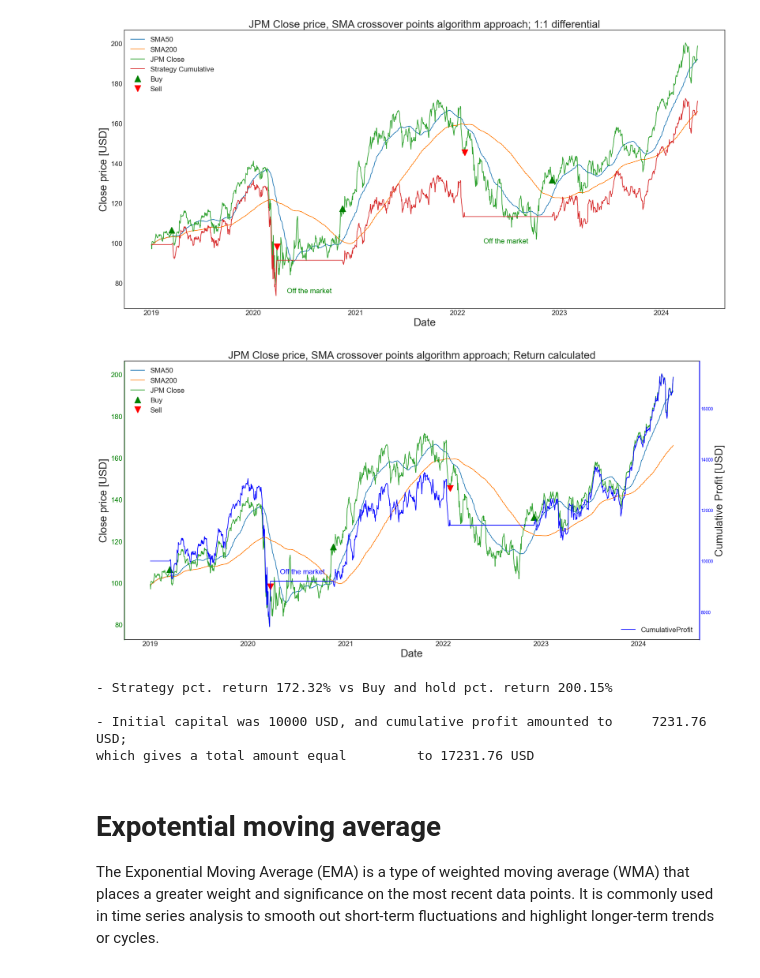
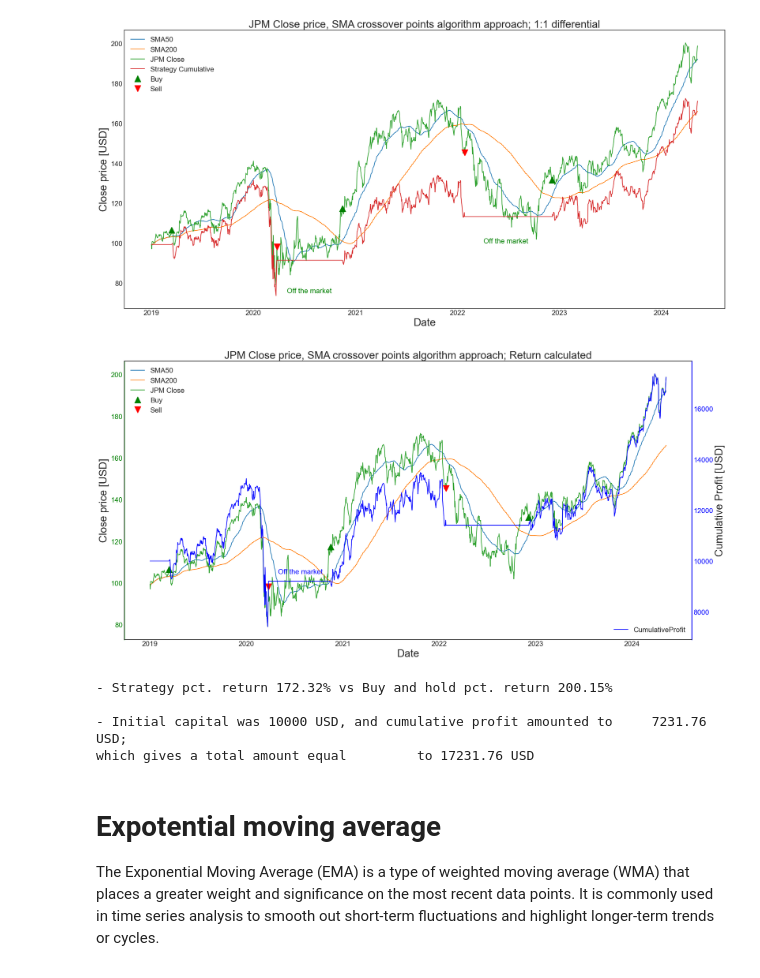
Before and after one commit to michaljaniga/DA-and-ML-jupyter-notebooks, a Jupyter notebook: financial_eda_SMA_EMA_algo_trade.ipynb, the cells around one changed output. Drawn from its saved outputs; the diff is of its cells as text; code cells hidden in the pictures.

```diff
--- a/financial_eda_SMA_EMA_algo_trade.ipynb
+++ b/financial_eda_SMA_EMA_algo_trade.ipynb
@@ -415,34 +415,35 @@ ax1.spines['left'].set_linewidth(2)
 ax1.tick_params(axis='y', colors='green', width=2)
 
 ax2 = ax1.twinx()
 ax2.plot(dfCloseSMA.index, dfCloseSMA['CumulativeProfit'], label='CumulativeProfit', color='blue')
 ax2.set_ylabel('Cumulative Profit [USD]', fontsize=24)
 ax2.legend(loc='lower right', fontsize='16')
 ax2.spines['right'].set_color('blue')
 ax2.spines['right'].set_linewidth(2)
 ax2.tick_params(axis='y', colors='blue', width=2)
+ax2.tick_params(labelsize=16)
 
 ax2.annotate(
     'Off the market',
     xy=(dfCloseSMA['Date'].loc['2020-05-01'], 9500),
     xytext=(dfCloseSMA['Date'].loc['2020-05-01'], 9500),
     fontsize=16, color='blue'
 )
 
 plt.title('JPM Close price, SMA crossover points algorithm approach; Return calculated', fontsize=24)
 plt.tight_layout()
 plt.show()
 
 buy_and_hold_pct = (dfCloseSMA['JPM'].iloc[-1] / dfCloseSMA['JPM'].iloc[0]) * 100
 strategy_pct = (dfCloseSMA['StrategyCumulative'].iloc[-1] / dfCloseSMA['JPM'].iloc[0]) * 100
 
 print(f"- Strategy pct. return {round(strategy_pct, 2)}% vs Buy and hold pct. return {round(buy_and_hold_pct, 2)}%")
 print()
 print(f"- Initial capital was {initialCapital} USD, and cumulative profit amounted to \
     {round(dfCloseSMA['CumulativeProfit'].iloc[-1] - initialCapital, 2)} USD; \nwhich gives a total amount equal \
         to {round(dfCloseSMA['CumulativeProfit'].iloc[-1], 2)} USD")
 # %% [output]
-[figure, old version]
+[figure, new version]
 - Strategy pct. return 172.32% vs Buy and hold pct. return 200.15%
 
 - Initial capital was 10000 USD, and cumulative profit amounted to     7231.76 USD;
```
Also changed, not shown: parts of 16 cells of this notebook.
